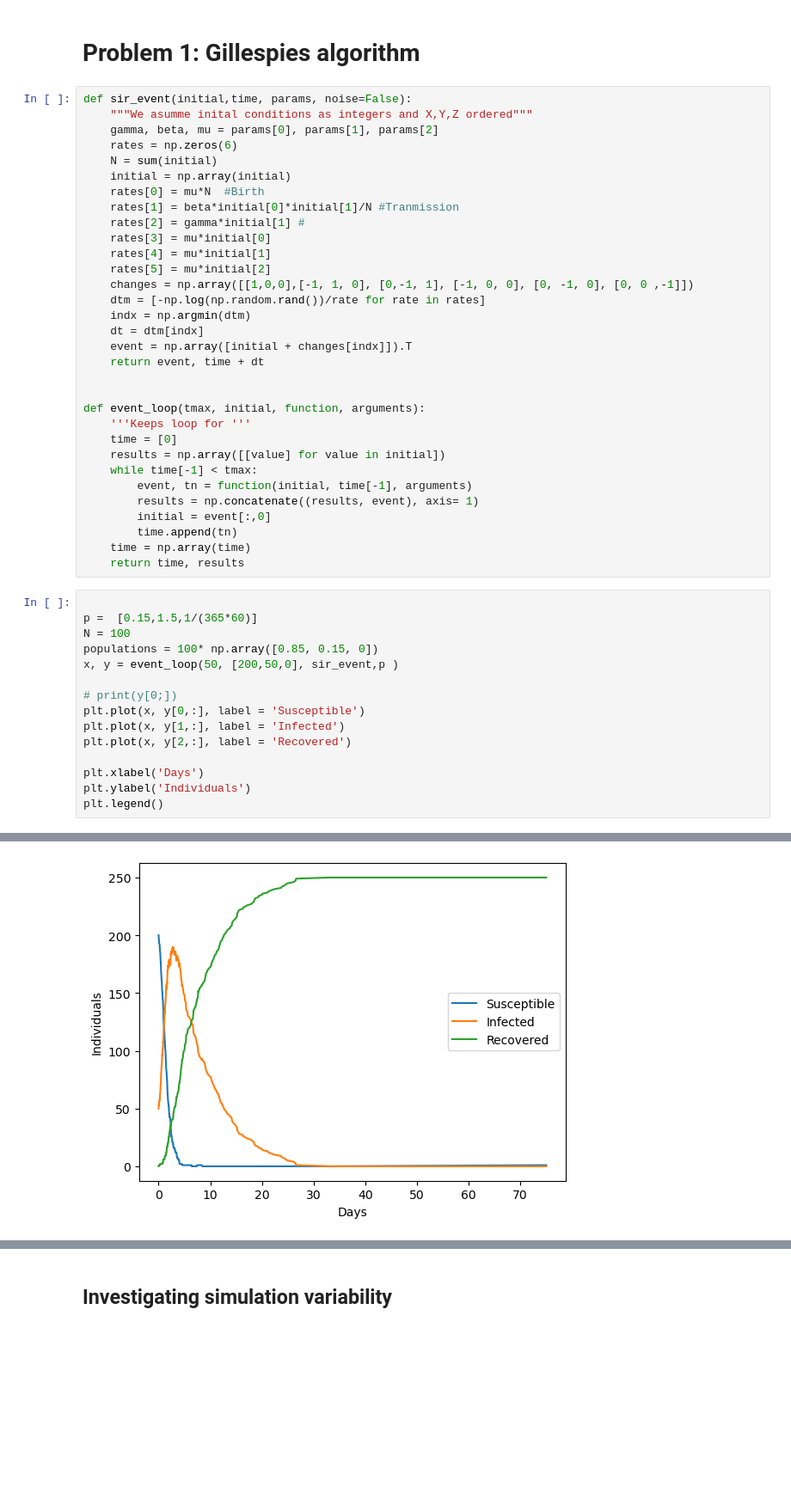
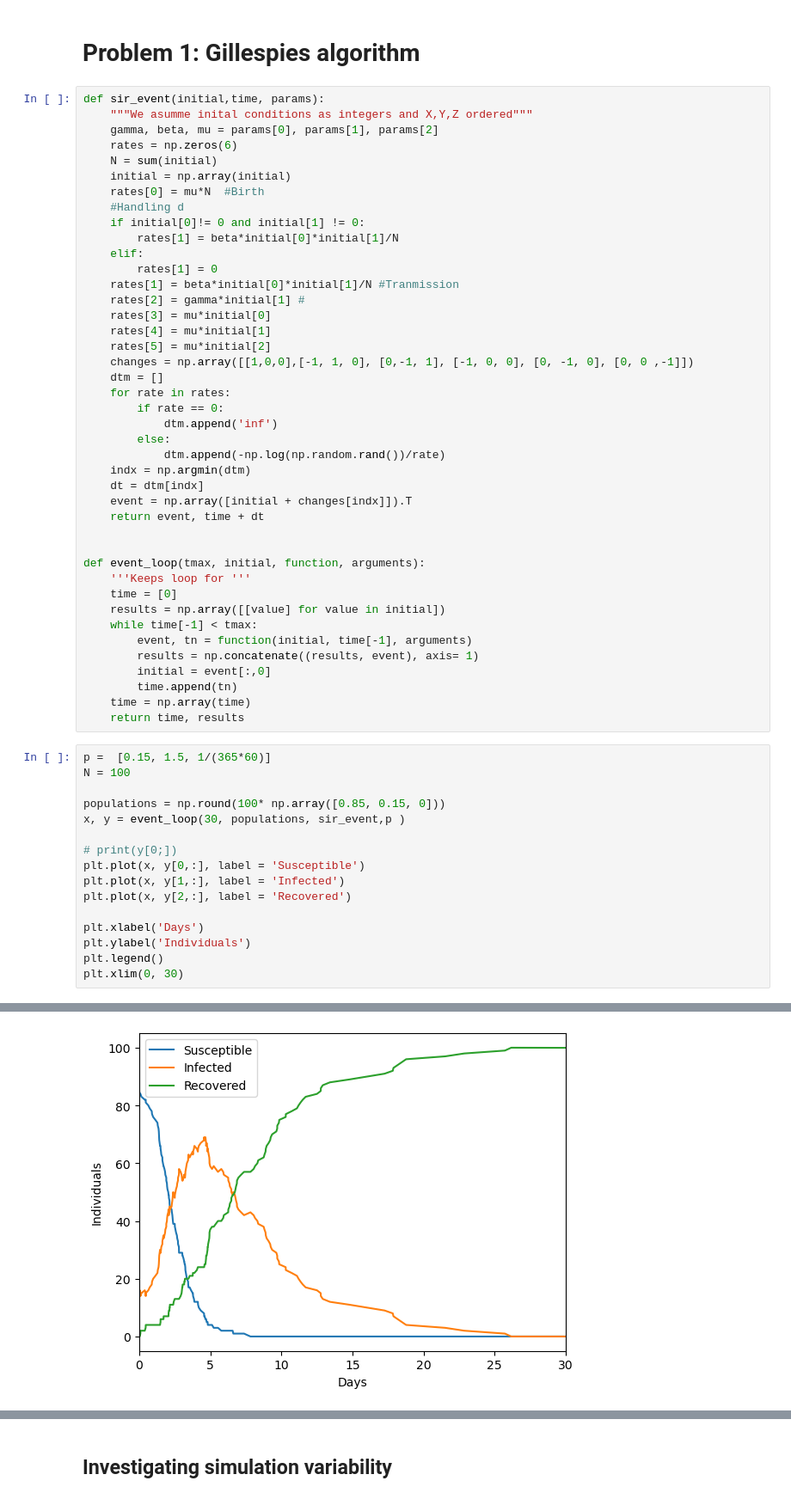
Before and after one commit to AleksSliw/Stochastic-and-spatial-models, a Jupyter notebook: Assigment II.ipynb, the cells around one changed output, grey strips where cells are left out. Shown: that part at 86% size. Saved outputs shown, nothing was run; the diff lists cells and outputs as text; blank space fills up the shorter version.

```diff
--- a/Assigment II.ipynb
+++ b/Assigment II.ipynb
@@ -6,20 +7,30 @@ import matplotlib.pyplot as plt
 # %% [markdown]
 # Problem 1: Gillespies algorithm
 # %%
-def sir_event(initial,time, params, noise=False):
+def sir_event(initial,time, params):
     """We asumme inital conditions as integers and X,Y,Z ordered"""
     gamma, beta, mu = params[0], params[1], params[2]
     rates = np.zeros(6)
     N = sum(initial)
     initial = np.array(initial)
     rates[0] = mu*N  #Birth
+    #Handling d
+    if initial[0]!= 0 and initial[1] != 0:
+        rates[1] = beta*initial[0]*initial[1]/N
+    elif:
+        rates[1] = 0
     rates[1] = beta*initial[0]*initial[1]/N #Tranmission
     rates[2] = gamma*initial[1] #
     rates[3] = mu*initial[0]
     rates[4] = mu*initial[1]
     rates[5] = mu*initial[2]
     changes = np.array([[1,0,0],[-1, 1, 0], [0,-1, 1], [-1, 0, 0], [0, -1, 0], [0, 0 ,-1]])
-    dtm = [-np.log(np.random.rand())/rate for rate in rates]
+    dtm = []
+    for rate in rates:
+        if rate == 0:
+            dtm.append('inf')
+        else:
+            dtm.append(-np.log(np.random.rand())/rate)
     indx = np.argmin(dtm)
     dt = dtm[indx]
     event = np.array([initial + changes[indx]]).T
@@ -38,11 +49,11 @@ def event_loop(tmax, initial, function, arguments):
     time = np.array(time)
     return time, results
 # %%
+p =  [0.15, 1.5, 1/(365*60)]
+N = 100
 
-p =  [0.15,1.5,1/(365*60)]
-N = 100
-populations = 100* np.array([0.85, 0.15, 0])
-x, y = event_loop(50, [200,50,0], sir_event,p )
+populations = np.round(100* np.array([0.85, 0.15, 0]))
+x, y = event_loop(30, populations, sir_event,p )
 
 # print(y[0;])
 plt.plot(x, y[0,:], label = 'Susceptible')
@@ -52,4 +63,5 @@ plt.plot(x, y[2,:], label = 'Recovered')
 plt.xlabel('Days')
 plt.ylabel('Individuals')
 plt.legend()
+plt.xlim(0, 30)
 # %% [output]
@@ -57 +69 @@ plt.legend()
-[figure, old version]
+[figure, new version]
```
Also changed, not shown: parts of 28 cells of this notebook.
